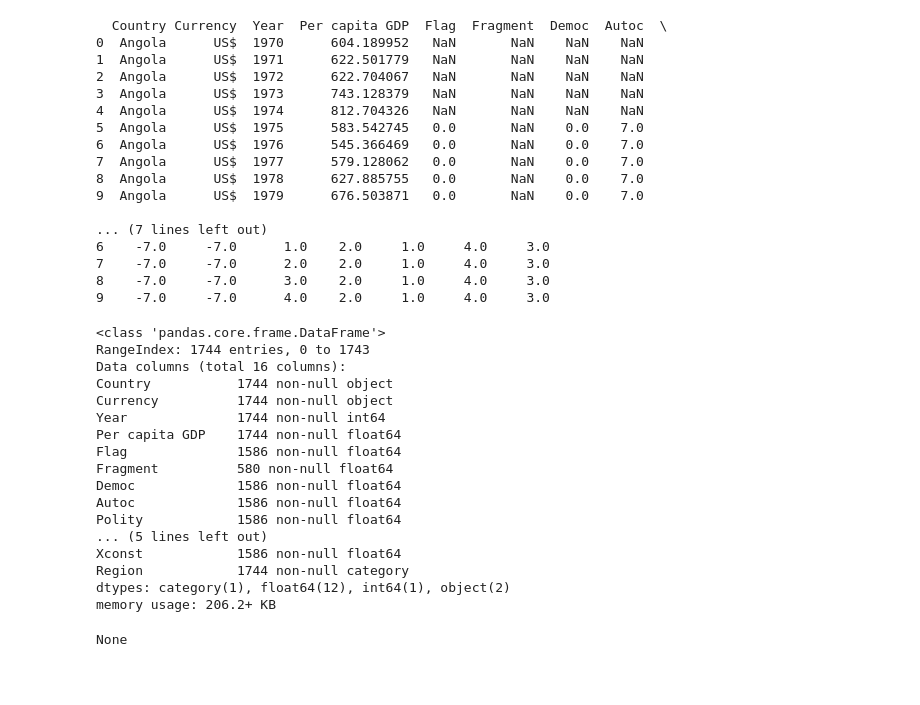
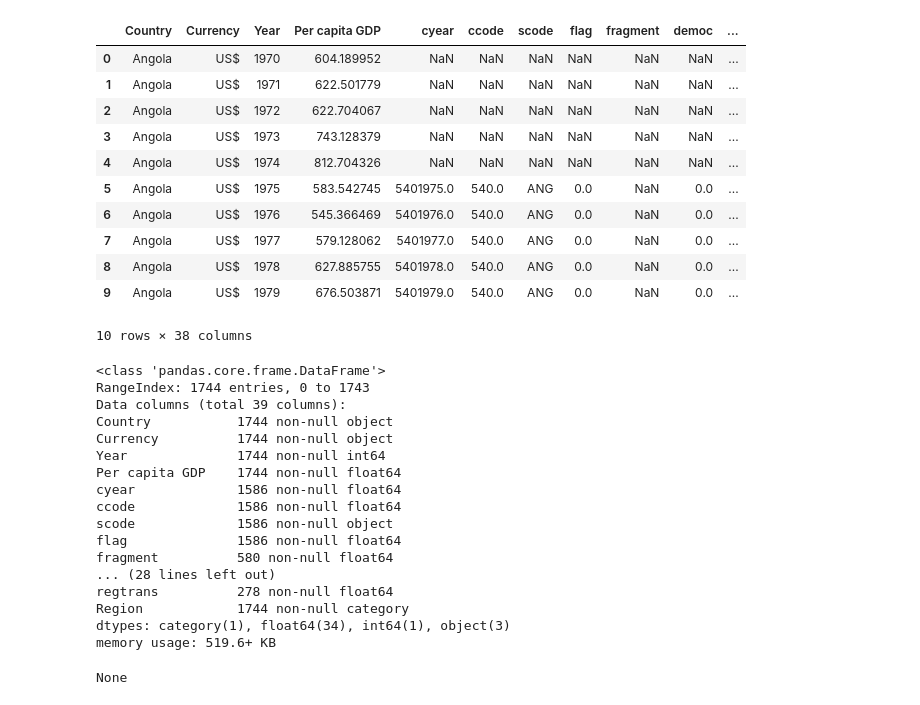
Before and after one commit to Olow304/Data-Science-Machine-Learning, a Jupyter notebook: Data Exploring/institution data/growth_institutions.ipynb, the cells around one changed output. Cells and saved outputs as stored; diff of their text form; code cells hidden in the pictures; blank space fills up the shorter version.

```diff
--- a/Data Exploring/institution data/growth_institutions.ipynb
+++ b/Data Exploring/institution data/growth_institutions.ipynb
@@ -123,25 +150,19 @@ findf = mergedf1.copy()
 findf.index = pd.RangeIndex(len(findf.index))
 # %%
 # create region column
-
-print(findf.head(10))
+findf.head(10)
 # %% [output]
+|  | Country | Currency | Year | Per capita GDP | cyear | ccode | scode | flag | fragment | democ | ... |
+| 0 | Angola | US$ | 1970 | 604.189952 | NaN | NaN | NaN | NaN | NaN | NaN | ... |
+| 1 | Angola | US$ | 1971 | 622.501779 | NaN | NaN | NaN | NaN | NaN | NaN | ... |
+| 2 | Angola | US$ | 1972 | 622.704067 | NaN | NaN | NaN | NaN | NaN | NaN | ... |
+| 3 | Angola | US$ | 1973 | 743.128379 | NaN | NaN | NaN | NaN | NaN | NaN | ... |
+| 4 | Angola | US$ | 1974 | 812.704326 | NaN | NaN | NaN | NaN | NaN | NaN | ... |
+| 5 | Angola | US$ | 1975 | 583.542745 | 5401975.0 | 540.0 | ANG | 0.0 | NaN | 0.0 | ... |
+| 6 | Angola | US$ | 1976 | 545.366469 | 5401976.0 | 540.0 | ANG | 0.0 | NaN | 0.0 | ... |
+| 7 | Angola | US$ | 1977 | 579.128062 | 5401977.0 | 540.0 | ANG | 0.0 | NaN | 0.0 | ... |
+| 8 | Angola | US$ | 1978 | 627.885755 | 5401978.0 | 540.0 | ANG | 0.0 | NaN | 0.0 | ... |
+| 9 | Angola | US$ | 1979 | 676.503871 | 5401979.0 | 540.0 | ANG | 0.0 | NaN | 0.0 | ... |
-  Country Currency  Year  Per capita GDP  Flag  Fragment  Democ  Autoc  \
-0  Angola      US$  1970      604.189952   NaN       NaN    NaN    NaN
-1  Angola      US$  1971      622.501779   NaN       NaN    NaN    NaN
-2  Angola      US$  1972      622.704067   NaN       NaN    NaN    NaN
-3  Angola      US$  1973      743.128379   NaN       NaN    NaN    NaN
-4  Angola      US$  1974      812.704326   NaN       NaN    NaN    NaN
-5  Angola      US$  1975      583.542745   0.0       NaN    0.0    7.0
-6  Angola      US$  1976      545.366469   0.0       NaN    0.0    7.0
-7  Angola      US$  1977      579.128062   0.0       NaN    0.0    7.0
-8  Angola      US$  1978      627.885755   0.0       NaN    0.0    7.0
-9  Angola      US$  1979      676.503871   0.0       NaN    0.0    7.0
-
-... (7 lines left out)
-6    -7.0     -7.0      1.0    2.0     1.0     4.0     3.0
-7    -7.0     -7.0      2.0    2.0     1.0     4.0     3.0
-8    -7.0     -7.0      3.0    2.0     1.0     4.0     3.0
-9    -7.0     -7.0      4.0    2.0     1.0     4.0     3.0
+10 rows × 38 columns
 # %%
 # we want a column 'Region'
@@ -149,28 +169,26 @@ print(findf.head(10))
 findf['Region'] = 'SSA'
 # %%
 # check findf
-
+findf['Region'] = findf['Region'].astype('category')
 display(findf.info())
-
-findf['Region'] = findf['Region'].astype('category')
 # %% [output]
 <class 'pandas.core.frame.DataFrame'>
 RangeIndex: 1744 entries, 0 to 1743
-Data columns (total 16 columns):
+Data columns (total 39 columns):
 Country           1744 non-null object
 Currency          1744 non-null object
 Year              1744 non-null int64
 Per capita GDP    1744 non-null float64
-Flag              1586 non-null float64
-Fragment          580 non-null float64
-Democ             1586 non-null float64
-Autoc             1586 non-null float64
-Polity            1586 non-null float64
-... (5 lines left out)
-Xconst            1586 non-null float64
+cyear             1586 non-null float64
+ccode             1586 non-null float64
+scode             1586 non-null object
+flag              1586 non-null float64
+fragment          580 non-null float64
+... (28 lines left out)
+regtrans          278 non-null float64
 Region            1744 non-null category
-dtypes: category(1), float64(12), int64(1), object(2)
-memory usage: 206.2+ KB
+dtypes: category(1), float64(34), int64(1), object(3)
+memory usage: 519.6+ KB
 None
 # %%
 # define sns.set()
```
Also changed, not shown: parts of 23 cells of this notebook, 10 other files.
